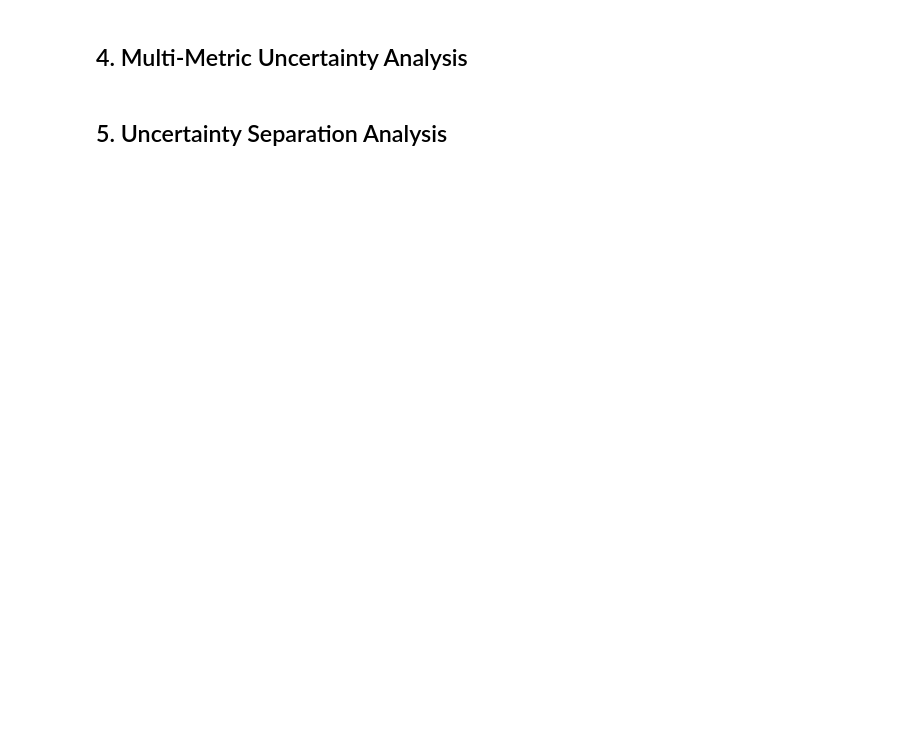
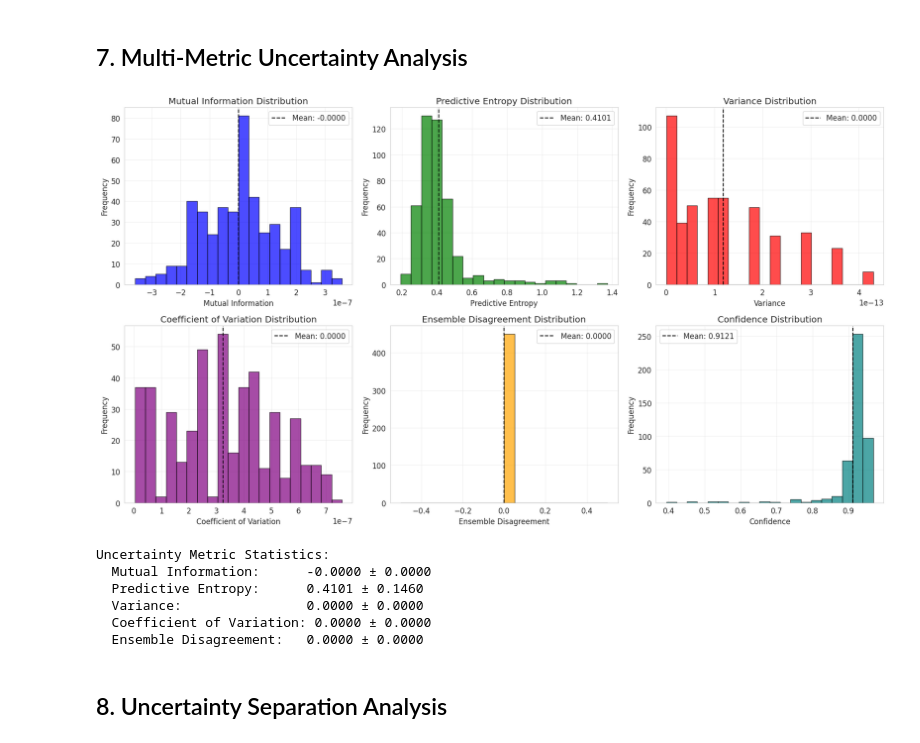
Before and after one commit to notlath/aill-be-sick, a Jupyter notebook: notebooks/uncertainty_analysis.ipynb, the cells around one changed output. Saved outputs shown, nothing was run; the diff lists cells and outputs as text; code cells hidden in the pictures; blank space fills up the shorter version.

```diff
--- a/notebooks/uncertainty_analysis.ipynb
+++ b/notebooks/uncertainty_analysis.ipynb
@@ -166,58 +524,82 @@ plt.show()
 # %% [markdown]
-## 4. Multi-Metric Uncertainty Analysis
+## 7. Multi-Metric Uncertainty Analysis
 # %%
-# Compute multi-metric uncertainty for all predictions
-all_uncertainties = []
-for i in range(len(eng_results["mc_predictions"])):
-    unc_metrics = compute_multi_metric_uncertainty(
-        eng_results["mc_predictions"][i],
-        eng_results["mean_probs"][i],
-        eng_results["std_probs"][i]
-    )
-    all_uncertainties.append(unc_metrics)
+# Use cached mc_predictions to compute true multi-metric uncertainty values.
+# mc_predictions shape: [n_samples, n_iterations, n_classes]
+mc_preds = eng_results["mc_predictions"]  # [n_samples, n_iterations, n_classes]
+mean_probs_arr = np.asarray(eng_results["mean_probs"], dtype=float)
+std_probs_arr = np.asarray(eng_results["std_probs"], dtype=float)
 
-# Extract individual metrics
-mi_values = np.array([u["mutual_information"] for u in all_uncertainties])
-entropy_values = np.array([u["predictive_entropy"] for u in all_uncertainties])
-variance_values = np.array([u["variance"] for u in all_uncertainties])
-cv_values = np.array([u["coefficient_of_variation"] for u in all_uncertainties])
-disagreement_values = np.array([u["ensemble_disagreement"] for u in all_uncertainties])
+# Compute per-sample multi-metric uncertainty using actual MC samples
+mi_values = np.array([
+    compute_multi_metric_uncertainty(mc_preds[i], mean_probs_arr[i], std_probs_arr[i])["mutual_information"]
+    for i in range(len(mc_preds))
+], dtype=float)
+
+entropy_values = np.array([
+    compute_multi_metric_uncertainty(mc_preds[i], mean_probs_arr[i], std_probs_arr[i])["predictive_entropy"]
+    for i in range(len(mc_preds))
+], dtype=float)
+
+variance_values = np.array([
+    compute_multi_metric_uncertainty(mc_preds[i], mean_probs_arr[i], std_probs_arr[i])["variance"]
+    for i in range(len(mc_preds))
+], dtype=float)
+
+cv_values = np.array([
+    compute_multi_metric_uncertainty(mc_preds[i], mean_probs_arr[i], std_probs_arr[i])["coefficient_of_variation"]
+    for i in range(len(mc_preds))
+], dtype=float)
+
+disagreement_values = np.array([
+    compute_multi_metric_uncertainty(mc_preds[i], mean_probs_arr[i], std_probs_arr[i])["ensemble_disagreement"]
+    for i in range(len(mc_preds))
+], dtype=float)
 
 # Plot uncertainty metric distributions
 fig, axes = plt.subplots(2, 3, figsize=(18, 10))
 axes = axes.flatten()
 
 metrics = [
     (mi_values, "Mutual Information", "blue"),
     (entropy_values, "Predictive Entropy", "green"),
     (variance_values, "Variance", "red"),
     (cv_values, "Coefficient of Variation", "purple"),
     (disagreement_values, "Ensemble Disagreement", "orange"),
     (eng_results["confidences"], "Confidence", "teal"),
 ]
 
 for idx, (values, name, color) in enumerate(metrics):
+    values = np.asarray(values, dtype=float)
     axes[idx].hist(values, bins=20, color=color, alpha=0.7, edgecolor='black')
     axes[idx].axvline(np.mean(values), color='black', linestyle='--',
                      label=f'Mean: {np.mean(values):.4f}')
     axes[idx].set_xlabel(name)
     axes[idx].set_ylabel('Frequency')
     axes[idx].set_title(f'{name} Distribution')
     axes[idx].legend()
     axes[idx].grid(True, alpha=0.3)
 
 plt.tight_layout()
 plt.show()
 
 # Print statistics
 print("\nUncertainty Metric Statistics:")
-print(f"  Mutual Information:     {mi_values.mean():.4f} ± {mi_values.std():.4f}")
-print(f"  Predictive Entropy:     {entropy_values.mean():.4f} ± {entropy_values.std():.4f}")
-print(f"  Variance:               {variance_values.mean():.4f} ± {variance_values.std():.4f}")
+print(f"  Mutual Information:      {mi_values.mean():.4f} ± {mi_values.std():.4f}")
+print(f"  Predictive Entropy:      {entropy_values.mean():.4f} ± {entropy_values.std():.4f}")
+print(f"  Variance:                {variance_values.mean():.4f} ± {variance_values.std():.4f}")
 print(f"  Coefficient of Variation: {cv_values.mean():.4f} ± {cv_values.std():.4f}")
-print(f"  Ensemble Disagreement:  {disagreement_values.mean():.4f} ± {disagreement_values.std():.4f}")
+print(f"  Ensemble Disagreement:   {disagreement_values.mean():.4f} ± {disagreement_values.std():.4f}")
+# %% [output]
+[figure, added]
+Uncertainty Metric Statistics:
+  Mutual Information:      -0.0000 ± 0.0000
+  Predictive Entropy:      0.4101 ± 0.1460
+  Variance:                0.0000 ± 0.0000
+  Coefficient of Variation: 0.0000 ± 0.0000
+  Ensemble Disagreement:   0.0000 ± 0.0000
 # %% [markdown]
-## 5. Uncertainty Separation Analysis
+## 8. Uncertainty Separation Analysis
 # %%
 # Analyze how well each metric separates correct from incorrect predictions
 print("="*60)
```
Also changed, not shown: parts of 25 cells of this notebook.
